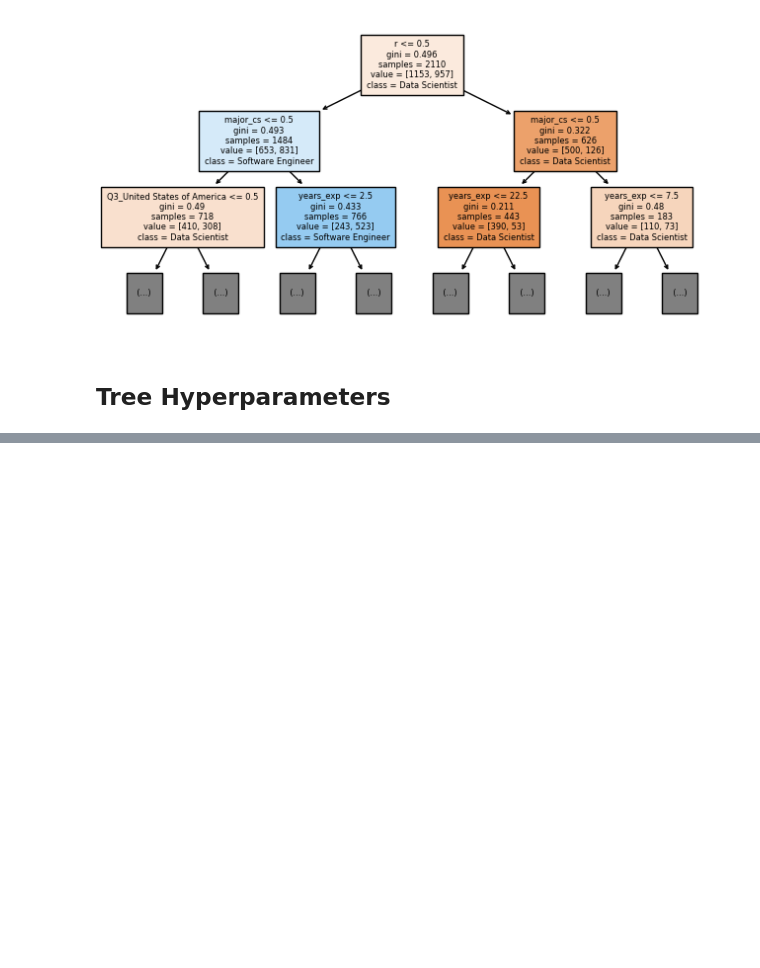
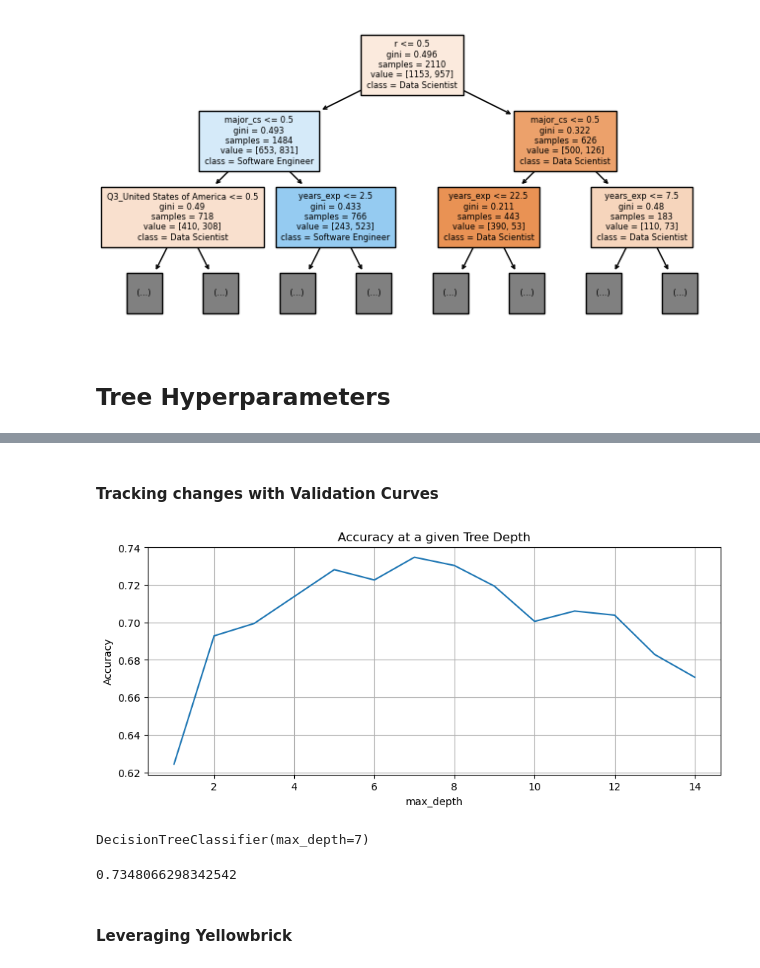
Before and after one commit to joakor89/effective_XGBoost, a Jupyter notebook: Effective XGBoost.ipynb, the cells around one changed output, grey strips where cells are left out. Drawn from its saved outputs; the diff is of its cells as text; code cells hidden in the pictures; blank space fills up the shorter version.

Commit message:
Tree Hyperparameters

```diff
--- a/Effective XGBoost.ipynb
+++ b/Effective XGBoost.ipynb
@@ -767,0 +783,30 @@ tree.plot_tree(hi_variance, feature_names=features, filled=True, class_names=hi_
+# %% [markdown]
+#### Tracking changes with Validation Curves
+# %%
+accuracies = []
+for depth in range(1, 15):
+    between = tree.DecisionTreeClassifier(max_depth=depth)
+    between.fit(X_train, kag_y_train)
+    accuracies.append(between.score(X_test, kag_y_test))
+# %%
+fig, ax = plt.subplots(figsize=(10, 4))
+(pd.Series(accuracies, name='Accuracy', index=range(1, len(accuracies)+1))
+ .plot(ax=ax, title='Accuracy at a given Tree Depth'))
+ax.set_ylabel('Accuracy')
+ax.set_xlabel('max_depth')
+
+plt.grid(True)
+plt.show()
+# %% [output]
+[figure, added]
+# %%
+between = tree.DecisionTreeClassifier(max_depth=7)
+between.fit(X_train, kag_y_train)
+# %% [output]
+DecisionTreeClassifier(max_depth=7)
+# %%
+between.score(X_test, kag_y_test)
+# %% [output]
+0.7348066298342542
+# %% [markdown]
+#### Leveraging Yellowbrick
```
Also changed, not shown: parts of 23 cells of this notebook.
